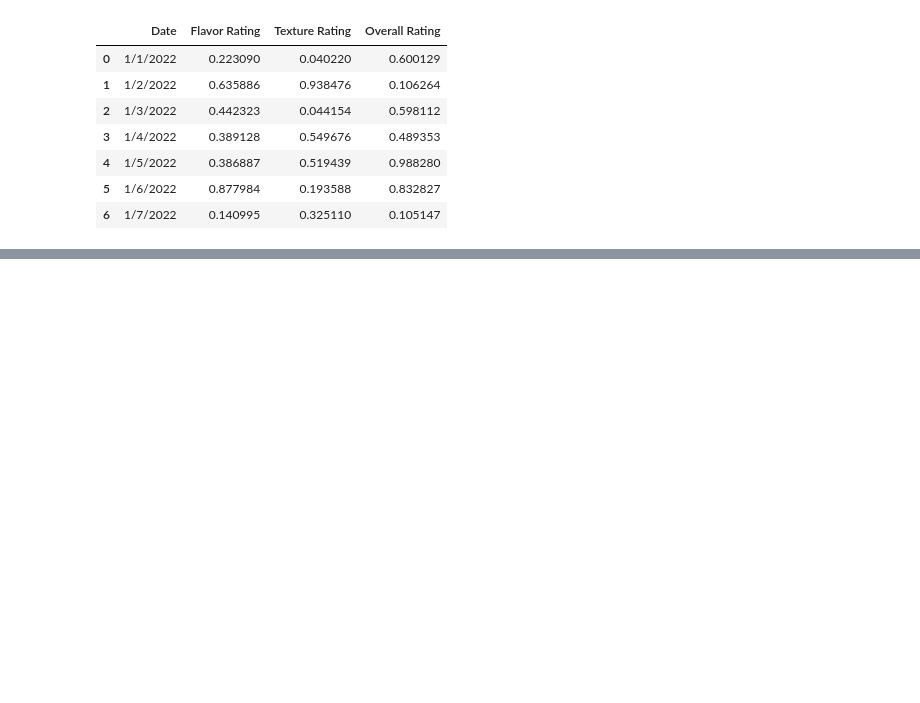
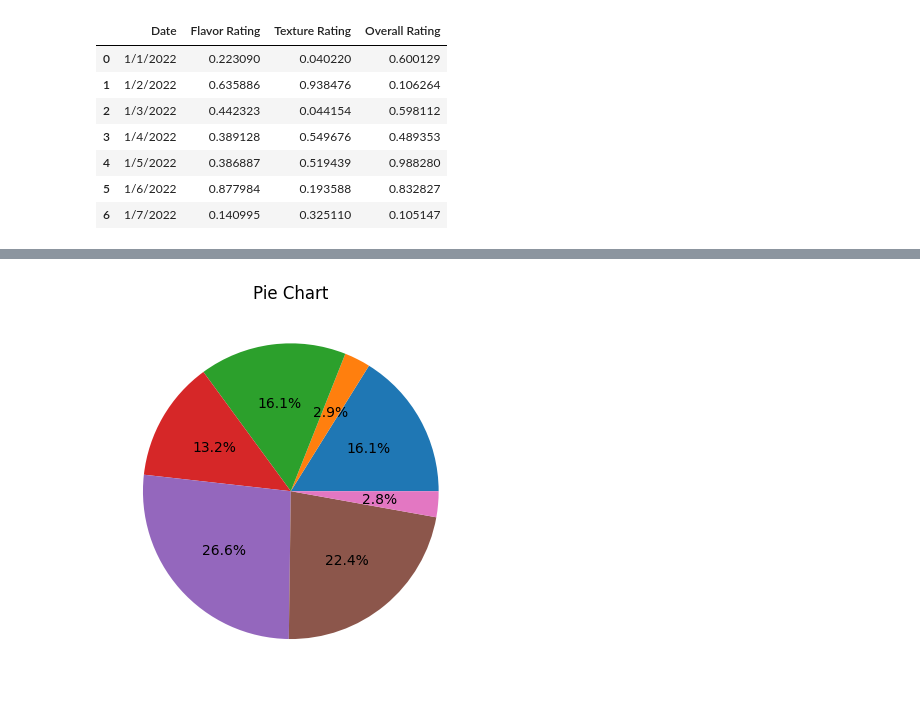
Before and after one commit to Shuvam02/AI-ML-training, a Jupyter notebook: Introduction/Visualization.ipynb, the cells around one changed output, grey strips where cells are left out. Saved outputs shown, nothing was run; the diff lists cells and outputs as text; code cells hidden in the pictures; blank space fills up the shorter version.

```diff
--- a/Introduction/Visualization.ipynb
+++ b/Introduction/Visualization.ipynb
@@ -87,0 +139,6 @@ df
+# %%
+plt.pie(df["Overall Rating"], autopct="%1.1f%%" )
+plt.title("Pie Chart")
+plt.show()
+# %% [output]
+[figure, added]
```
Also changed, not shown: parts of 27 cells of this notebook.
